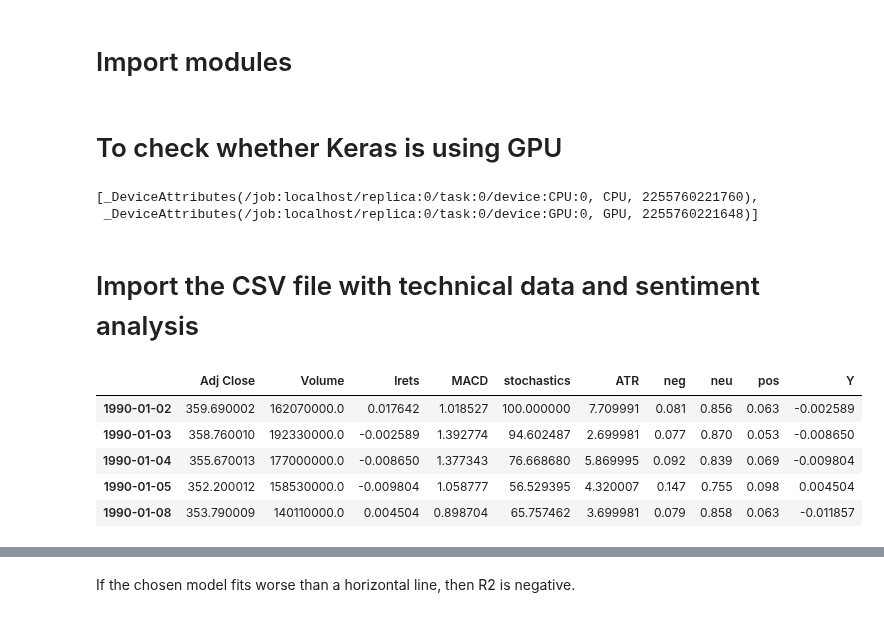
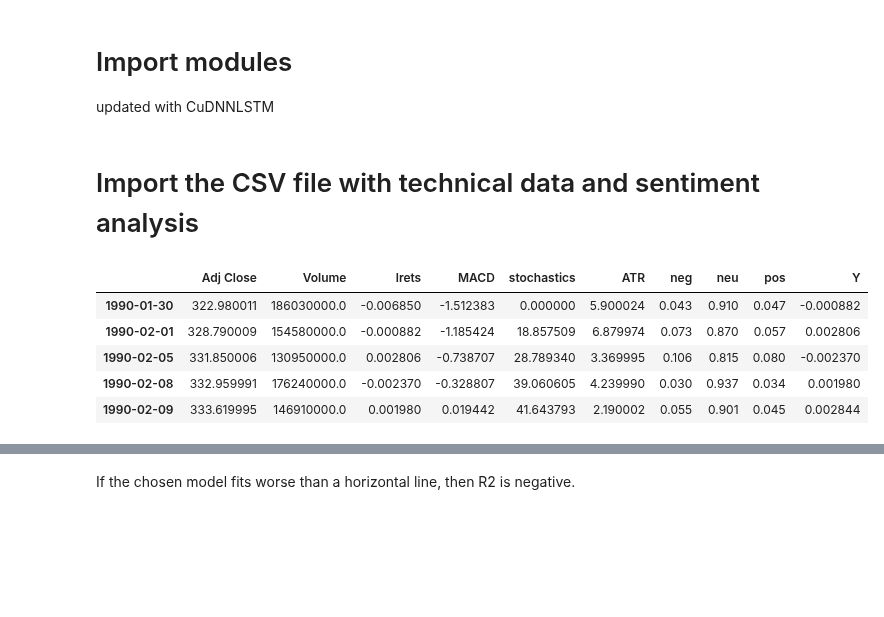
Before and after one commit to BenjiKCF/Neural-Net-with-Financial-Time-Series-Data, a Jupyter notebook: 5. Recurrent Neural Network.ipynb, the cells around one changed output, grey strips where cells are left out. Drawn from its saved outputs; the diff is of its cells as text; code cells hidden in the pictures; blank space fills up the shorter version.

```diff
--- a/5. Recurrent Neural Network.ipynb
+++ b/5. Recurrent Neural Network.ipynb
@@ -1,5 +1,7 @@
 # %% [markdown]
 # Import modules
+
+updated with CuDNNLSTM
 # %%
 import pandas as pd
 import numpy as np
@@ -20,28 +23,20 @@ from sklearn.model_selection import GridSearchCV
 import seaborn as sns
 %matplotlib inline
-# %% [markdown]
-# To check whether Keras is using GPU
-# %%
-from keras import backend as K
-K.get_session().list_devices()
-# %% [output]
-[_DeviceAttributes(/job:localhost/replica:0/task:0/device:CPU:0, CPU, 2255760221760),
- _DeviceAttributes(/job:localhost/replica:0/task:0/device:GPU:0, GPU, 2255760221648)]
 # %% [markdown]
 # Import the CSV file with technical data and sentiment analysis
 # %%
-data = pd.read_pickle('Final_df.pkl')
-data.index = pd.to_datetime(data.index, format='%Y-%m-%d')
+data = pd.read_hdf('data2.h5', 'new_data')
+#data.index = pd.to_datetime(data.index, format='%Y-%m-%d')
 data['Y'] = data.lrets.shift(-1)
 data.dropna(axis=0, inplace=True)
 data.head()
 # %% [output]
 |  | Adj Close | Volume | lrets | MACD | stochastics | ATR | neg | neu | pos | Y |
-| 1990-01-02 | 359.690002 | 162070000.0 | 0.017642 | 1.018527 | 100.000000 | 7.709991 | 0.081 | 0.856 | 0.063 | -0.002589 |
-| 1990-01-03 | 358.760010 | 192330000.0 | -0.002589 | 1.392774 | 94.602487 | 2.699981 | 0.077 | 0.870 | 0.053 | -0.008650 |
-| 1990-01-04 | 355.670013 | 177000000.0 | -0.008650 | 1.377343 | 76.668680 | 5.869995 | 0.092 | 0.839 | 0.069 | -0.009804 |
-| 1990-01-05 | 352.200012 | 158530000.0 | -0.009804 | 1.058777 | 56.529395 | 4.320007 | 0.147 | 0.755 | 0.098 | 0.004504 |
-| 1990-01-08 | 353.790009 | 140110000.0 | 0.004504 | 0.898704 | 65.757462 | 3.699981 | 0.079 | 0.858 | 0.063 | -0.011857 |
+| 1990-01-30 | 322.980011 | 186030000.0 | -0.006850 | -1.512383 | 0.000000 | 5.900024 | 0.043 | 0.910 | 0.047 | -0.000882 |
+| 1990-02-01 | 328.790009 | 154580000.0 | -0.000882 | -1.185424 | 18.857509 | 6.879974 | 0.073 | 0.870 | 0.057 | 0.002806 |
+| 1990-02-05 | 331.850006 | 130950000.0 | 0.002806 | -0.738707 | 28.789340 | 3.369995 | 0.106 | 0.815 | 0.080 | -0.002370 |
+| 1990-02-08 | 332.959991 | 176240000.0 | -0.002370 | -0.328807 | 39.060605 | 4.239990 | 0.030 | 0.937 | 0.034 | 0.001980 |
+| 1990-02-09 | 333.619995 | 146910000.0 | 0.001980 | 0.019442 | 41.643793 | 2.190002 | 0.055 | 0.901 | 0.045 | 0.002844 |
 # %%
 corr = data.corr()
 f, ax = plt.subplots(figsize=(5, 4))
```
Also changed, not shown: parts of 39 cells of this notebook, 6 other files.
